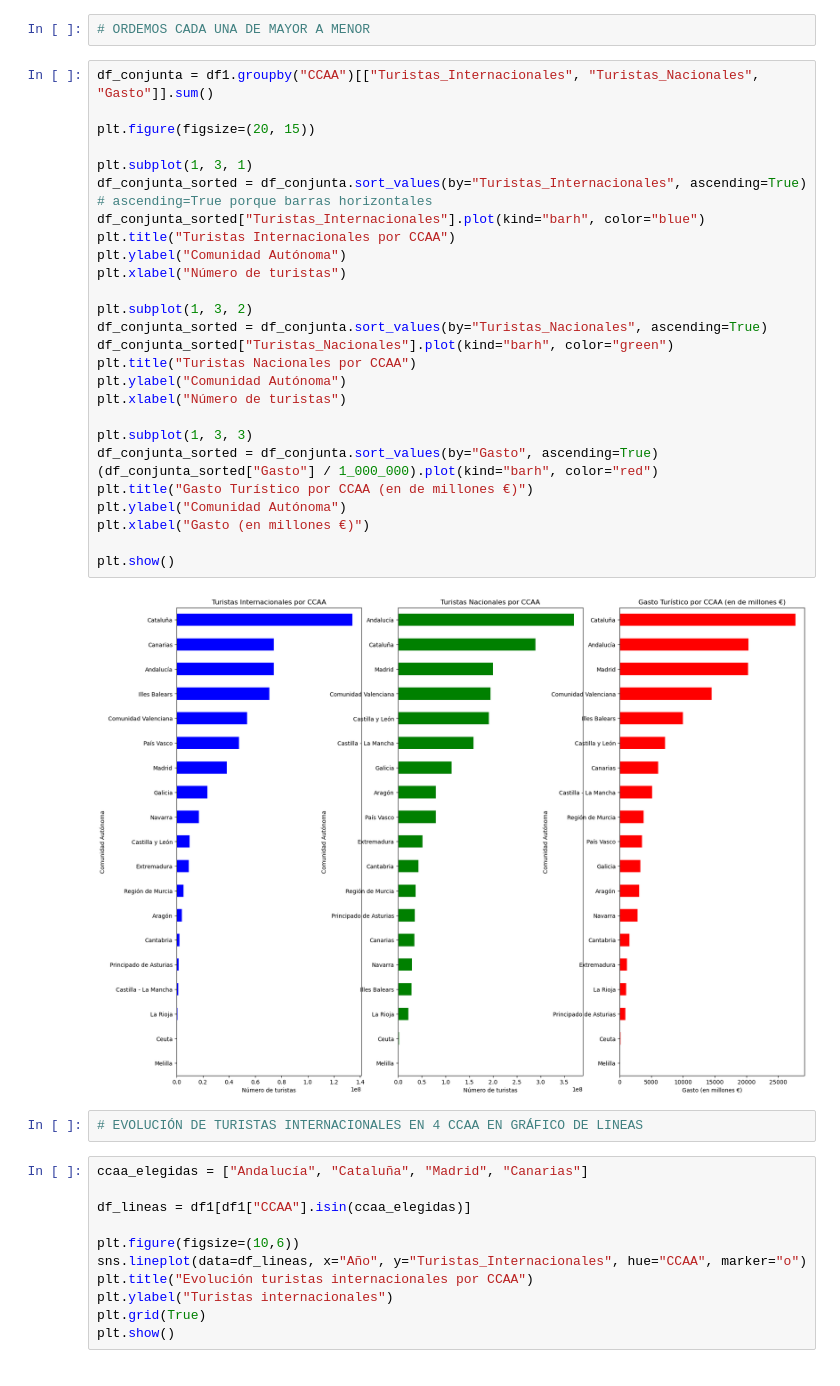
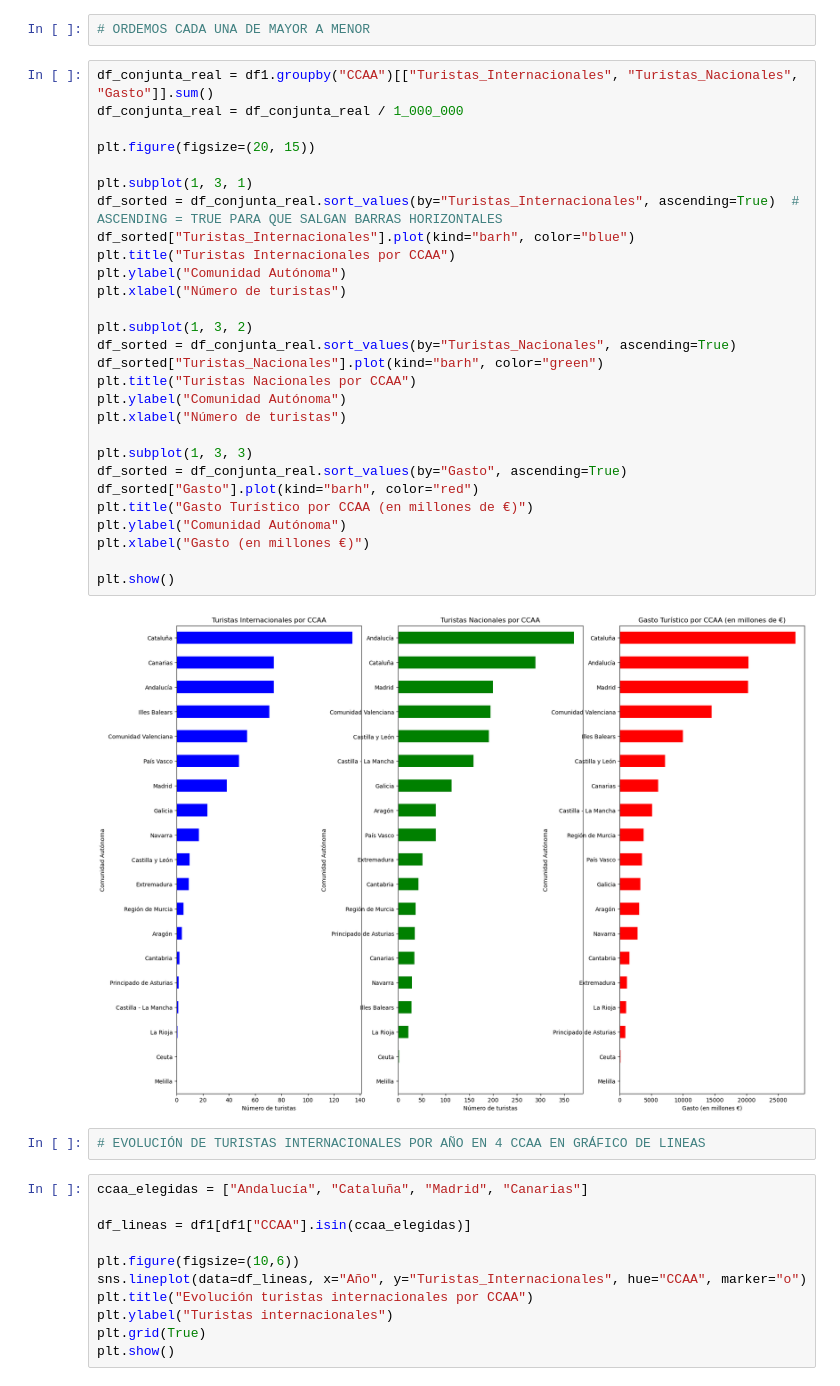
Before and after one commit to lorenabao/ETL_Turismo, a Jupyter notebook: 04_Visualization.ipynb, the cells around one changed output. Drawn from its saved outputs; the diff is of its cells as text.

```diff
--- a/04_Visualization.ipynb
+++ b/04_Visualization.ipynb
@@ -130,36 +148,37 @@ plt.show()
 # %%
 # ORDEMOS CADA UNA DE MAYOR A MENOR
 # %%
-df_conjunta = df1.groupby("CCAA")[["Turistas_Internacionales", "Turistas_Nacionales", "Gasto"]].sum()
+df_conjunta_real = df1.groupby("CCAA")[["Turistas_Internacionales", "Turistas_Nacionales", "Gasto"]].sum()
+df_conjunta_real = df_conjunta_real / 1_000_000
 
 plt.figure(figsize=(20, 15))
 
 plt.subplot(1, 3, 1)
-df_conjunta_sorted = df_conjunta.sort_values(by="Turistas_Internacionales", ascending=True)  # ascending=True porque barras horizontales
-df_conjunta_sorted["Turistas_Internacionales"].plot(kind="barh", color="blue")
+df_sorted = df_conjunta_real.sort_values(by="Turistas_Internacionales", ascending=True)  # ASCENDING = TRUE PARA QUE SALGAN BARRAS HORIZONTALES
+df_sorted["Turistas_Internacionales"].plot(kind="barh", color="blue")
 plt.title("Turistas Internacionales por CCAA")
 plt.ylabel("Comunidad Autónoma")
 plt.xlabel("Número de turistas")
 
 plt.subplot(1, 3, 2)
-df_conjunta_sorted = df_conjunta.sort_values(by="Turistas_Nacionales", ascending=True)
-df_conjunta_sorted["Turistas_Nacionales"].plot(kind="barh", color="green")
+df_sorted = df_conjunta_real.sort_values(by="Turistas_Nacionales", ascending=True)
+df_sorted["Turistas_Nacionales"].plot(kind="barh", color="green")
 plt.title("Turistas Nacionales por CCAA")
 plt.ylabel("Comunidad Autónoma")
 plt.xlabel("Número de turistas")
 
 plt.subplot(1, 3, 3)
-df_conjunta_sorted = df_conjunta.sort_values(by="Gasto", ascending=True)
-(df_conjunta_sorted["Gasto"] / 1_000_000).plot(kind="barh", color="red")
-plt.title("Gasto Turístico por CCAA (en de millones €)")
+df_sorted = df_conjunta_real.sort_values(by="Gasto", ascending=True)
+df_sorted["Gasto"].plot(kind="barh", color="red")
+plt.title("Gasto Turístico por CCAA (en millones de €)")
 plt.ylabel("Comunidad Autónoma")
 plt.xlabel("Gasto (en millones €)")
 
 plt.show()
 # %% [output]
-[figure, old version]
+[figure, new version]
 # %%
-# EVOLUCIÓN DE TURISTAS INTERNACIONALES EN 4 CCAA EN GRÁFICO DE LINEAS
+# EVOLUCIÓN DE TURISTAS INTERNACIONALES POR AÑO EN 4 CCAA EN GRÁFICO DE LINEAS
 # %%
 ccaa_elegidas = ["Andalucía", "Cataluña", "Madrid", "Canarias"]
 
```
Also changed, not shown: parts of 13 cells of this notebook, 4 other files.
